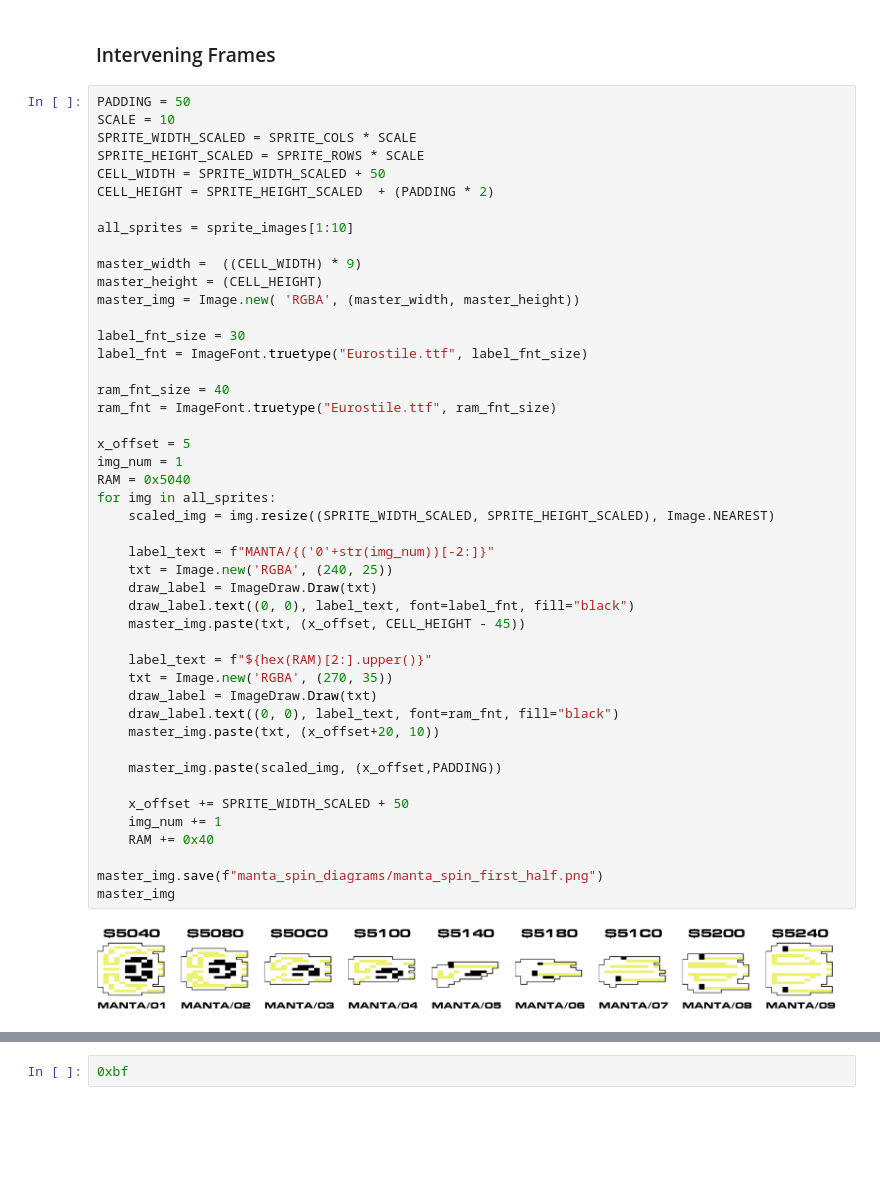
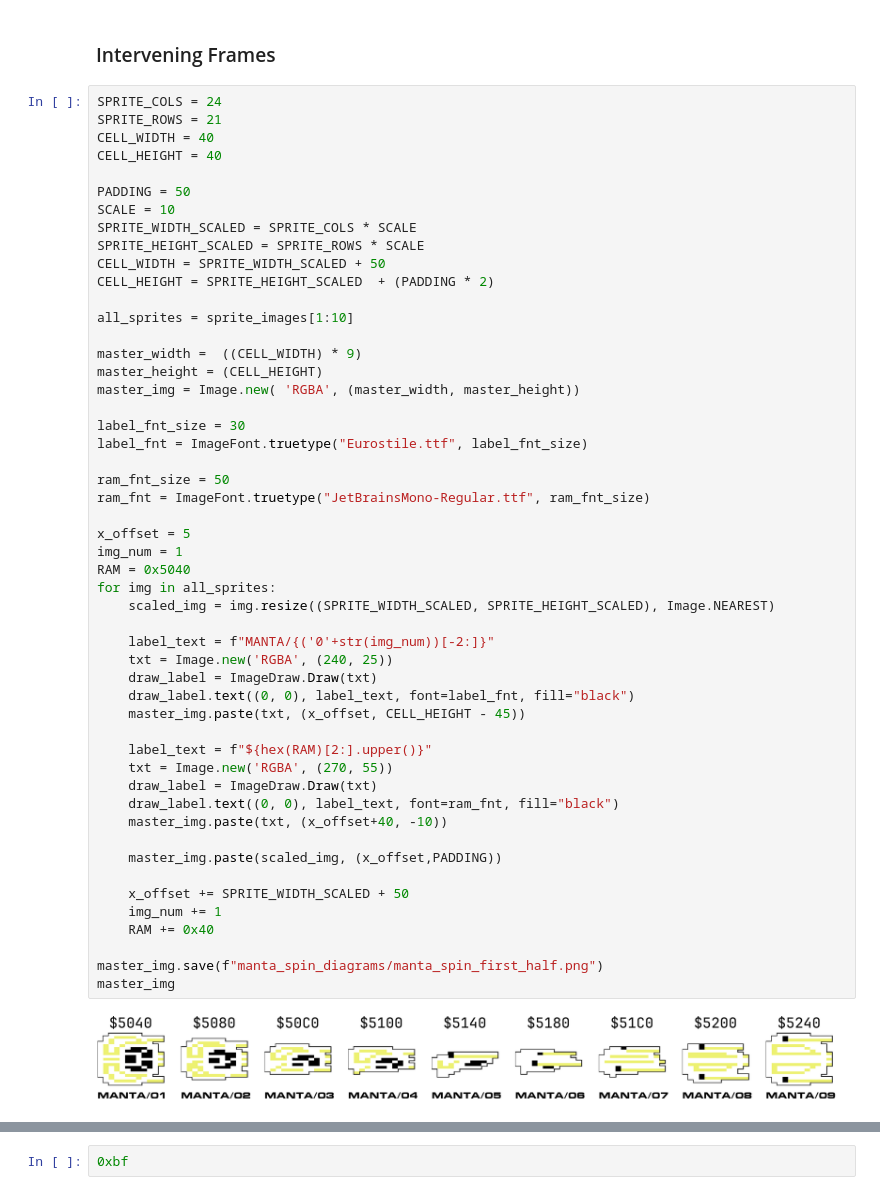
Before and after one commit to mwenge/UridiumFraktion, a Jupyter notebook: notebooks/Manta - Spinning.ipynb, the cells around one changed output, grey strips where cells are left out. Cells and saved outputs as stored; diff of their text form; blank space fills up the shorter version.

```diff
--- a/notebooks/Manta - Spinning.ipynb
+++ b/notebooks/Manta - Spinning.ipynb
@@ -174,6 +174,11 @@ for i in range(2,17):
 # %% [markdown]
 ### Intervening Frames
 # %%
+SPRITE_COLS = 24
+SPRITE_ROWS = 21
+CELL_WIDTH = 40
+CELL_HEIGHT = 40
+
 PADDING = 50
 SCALE = 10
 SPRITE_WIDTH_SCALED = SPRITE_COLS * SCALE
@@ -189,38 +194,38 @@ master_img = Image.new( 'RGBA', (master_width, master_height))
 
 label_fnt_size = 30
 label_fnt = ImageFont.truetype("Eurostile.ttf", label_fnt_size)
 
-ram_fnt_size = 40
-ram_fnt = ImageFont.truetype("Eurostile.ttf", ram_fnt_size)
+ram_fnt_size = 50
+ram_fnt = ImageFont.truetype("JetBrainsMono-Regular.ttf", ram_fnt_size)
 
 x_offset = 5
 img_num = 1
 RAM = 0x5040
 for img in all_sprites:
     scaled_img = img.resize((SPRITE_WIDTH_SCALED, SPRITE_HEIGHT_SCALED), Image.NEAREST)
 
     label_text = f"MANTA/{('0'+str(img_num))[-2:]}"
     txt = Image.new('RGBA', (240, 25))
     draw_label = ImageDraw.Draw(txt)
     draw_label.text((0, 0), label_text, font=label_fnt, fill="black")
     master_img.paste(txt, (x_offset, CELL_HEIGHT - 45))
 
     label_text = f"${hex(RAM)[2:].upper()}"
-    txt = Image.new('RGBA', (270, 35))
+    txt = Image.new('RGBA', (270, 55))
     draw_label = ImageDraw.Draw(txt)
     draw_label.text((0, 0), label_text, font=ram_fnt, fill="black")
-    master_img.paste(txt, (x_offset+20, 10))
+    master_img.paste(txt, (x_offset+40, -10))
 
     master_img.paste(scaled_img, (x_offset,PADDING))
 
     x_offset += SPRITE_WIDTH_SCALED + 50
     img_num += 1
     RAM += 0x40
 
 master_img.save(f"manta_spin_diagrams/manta_spin_first_half.png")
 master_img
 # %% [output]
-[figure, old version]
+[figure, new version]
 # %%
 all_sprites = sprite_images[9:16] + sprite_images[0:2]
 
```
Also changed, not shown: parts of 3 cells of this notebook, 7 other files.
